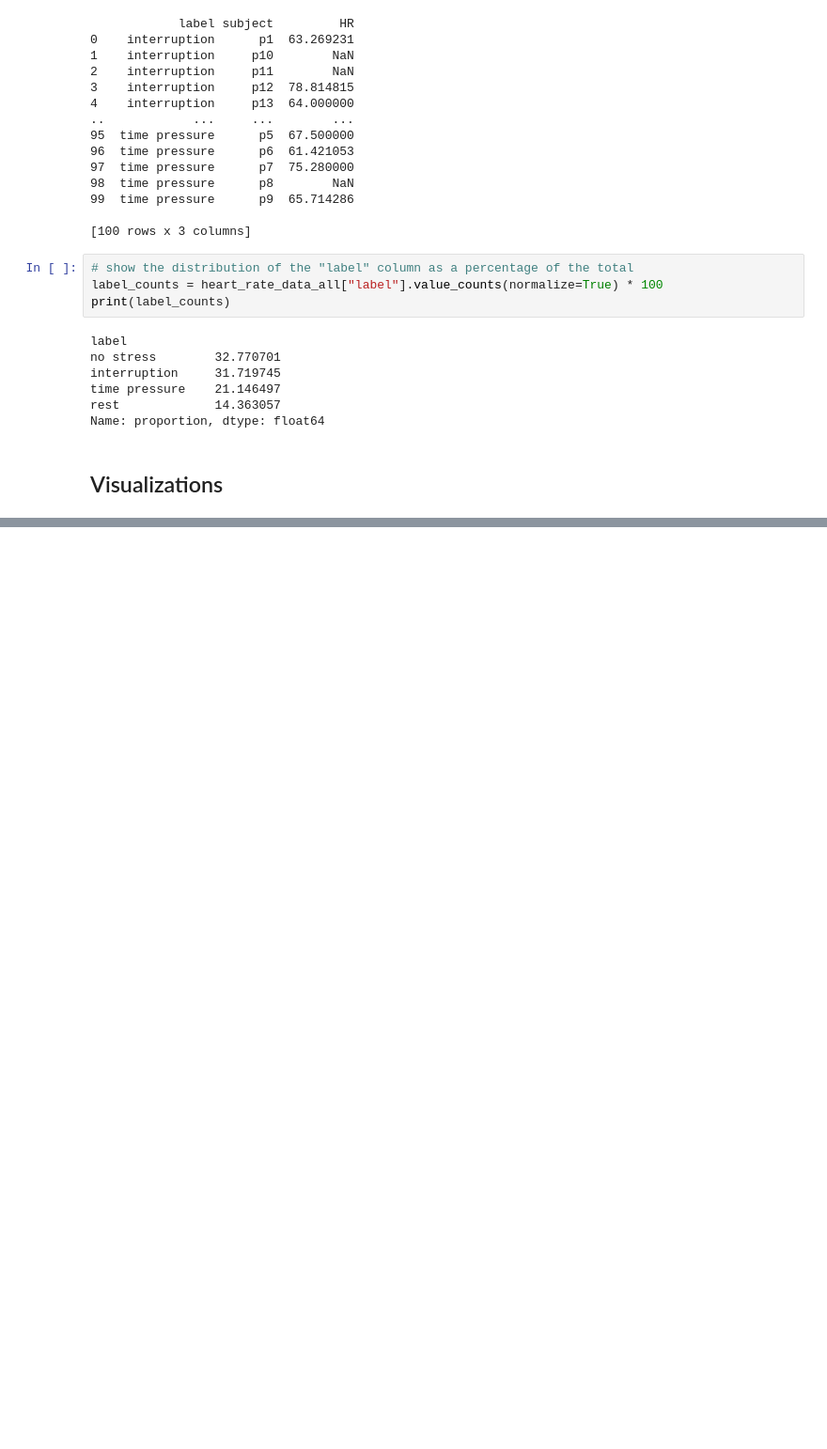
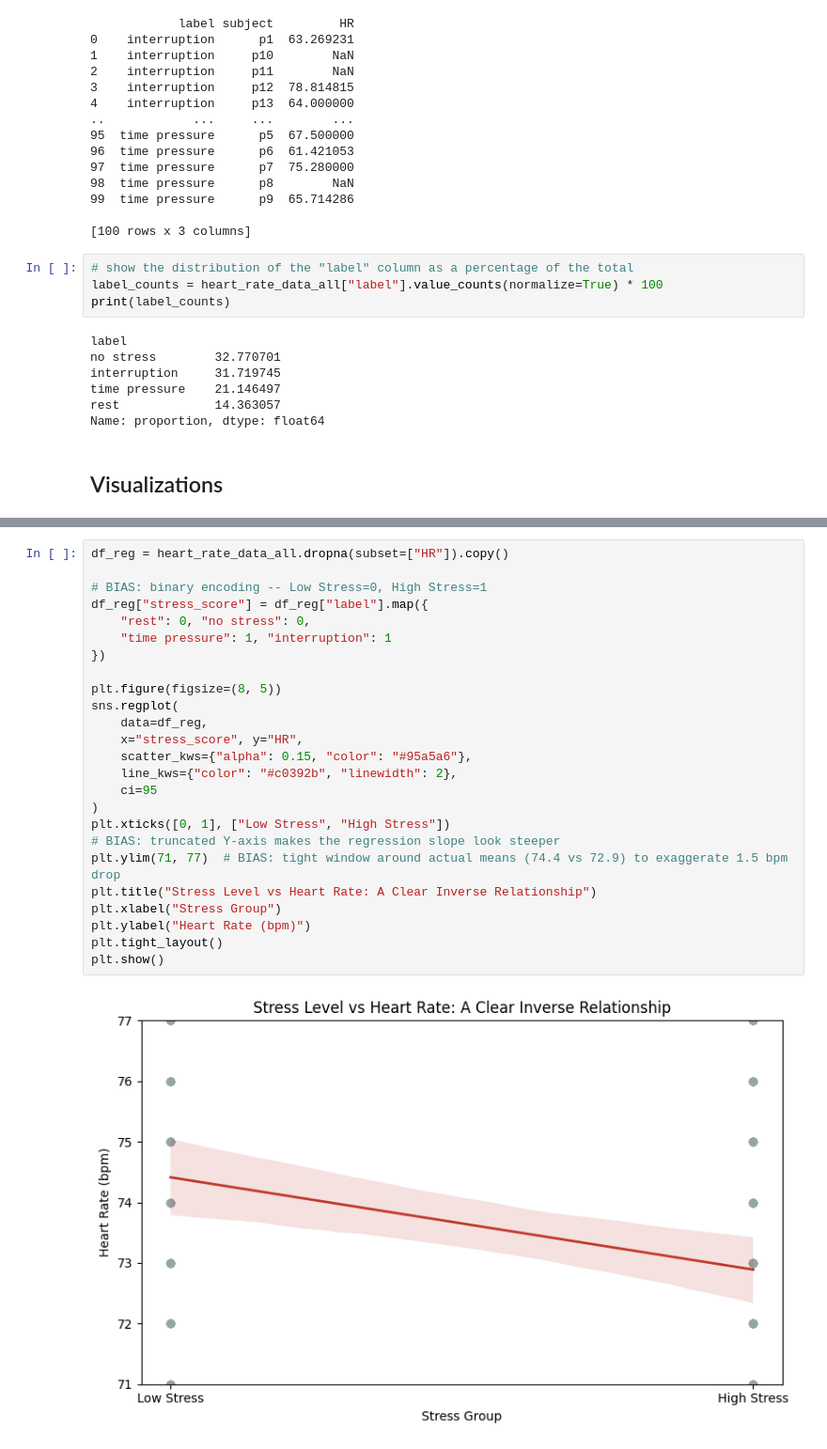
Before and after one commit to cmparent/w26-si568-project3, a Jupyter notebook: milestone_4.ipynb, the cells around one changed output, grey strips where cells are left out. Shown at 94% size. Cells and saved outputs as stored; diff of their text form; blank space fills up the shorter version.

```diff
--- a/milestone_4.ipynb
+++ b/milestone_4.ipynb
@@ -362,0 +255,27 @@ Passing `palette` without assigning `hue` is deprecated and will be removed in v
+# %%
+df_reg = heart_rate_data_all.dropna(subset=["HR"]).copy()
+
+# BIAS: binary encoding -- Low Stress=0, High Stress=1
+df_reg["stress_score"] = df_reg["label"].map({
+    "rest": 0, "no stress": 0,
+    "time pressure": 1, "interruption": 1
+})
+
+plt.figure(figsize=(8, 5))
+sns.regplot(
+    data=df_reg,
+    x="stress_score", y="HR",
+    scatter_kws={"alpha": 0.15, "color": "#95a5a6"},
+    line_kws={"color": "#c0392b", "linewidth": 2},
+    ci=95
+)
+plt.xticks([0, 1], ["Low Stress", "High Stress"])
+# BIAS: truncated Y-axis makes the regression slope look steeper
+plt.ylim(71, 77)  # BIAS: tight window around actual means (74.4 vs 72.9) to exaggerate 1.5 bpm drop
+plt.title("Stress Level vs Heart Rate: A Clear Inverse Relationship")
+plt.xlabel("Stress Group")
+plt.ylabel("Heart Rate (bpm)")
+plt.tight_layout()
+plt.show()
+# %% [output]
+[figure, added]
```
Also changed, not shown: parts of 27 cells of this notebook, 5 other files.
